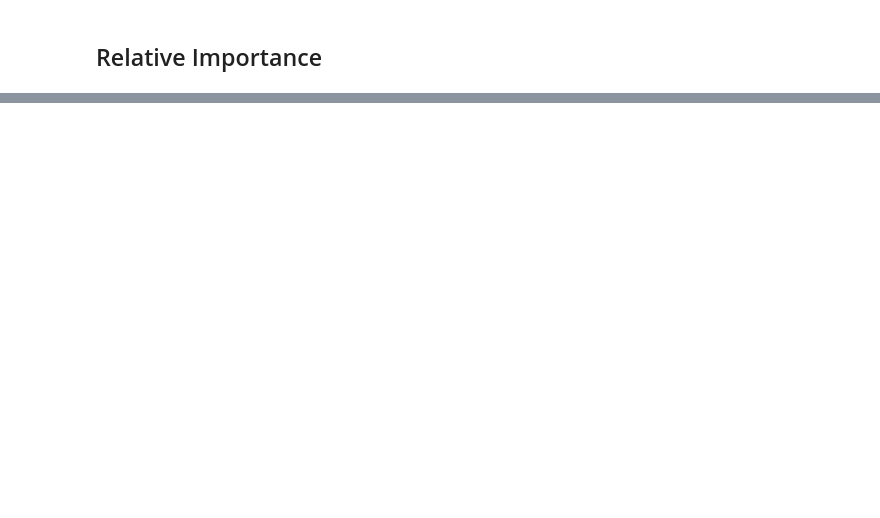
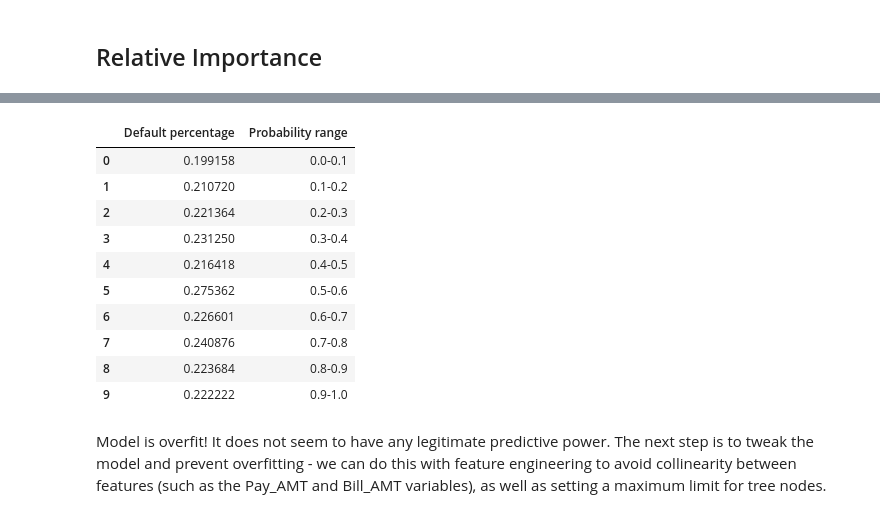
Before and after one commit to alviniac/taiwan-credit-default-analysis, a Jupyter notebook: Taiwan credit default machine learning.ipynb, the cells around one changed output, grey strips where cells are left out. Drawn from its saved outputs; the diff is of its cells as text; code cells hidden in the pictures; blank space fills up the shorter version.

```diff
--- a/Taiwan credit default machine learning.ipynb
+++ b/Taiwan credit default machine learning.ipynb
@@ -188,0 +135,6 @@ array([[ 0.42105263,  0.57894737],
+# %%
+#len(clfForest.predict_proba(Xtest))
+prob_model = data[~mask][['default payment next month']]
+prob_default = [x[1] for x in clfForest.predict_proba(Xtest)]
+prob_model['Probability of default'] = pd.Series(prob_default)
+prob_model.head()
@@ -188,0 +149,26 @@ array([[ 0.42105263,  0.57894737],
+# %%
+def test_probs(df, lowprob, highprob):
+    probtest = df[df['Probability of default'] > lowprob][df['Probability of default'] < highprob]
+    return float(len(probtest[probtest['default payment next month'] == 1]))/len(probtest)
+parameters = np.linspace(0,1,11)
+parameter_list = []
+pct_list = []
+for i in range(len(parameters)-1):
+    parameter_list.append(str(parameters[i]) + '-' + str(parameters[i+1]))
+    pct_list.append(test_probs(prob_model, parameters[i], parameters[i+1]))
+model_evaluation_df = pd.DataFrame(dict(zip(['Probability range', 'Default percentage'], [parameter_list, pct_list])))
+model_evaluation_df
+# %% [output]
+|  | Default percentage | Probability range |
+| 0 | 0.199158 | 0.0-0.1 |
+| 1 | 0.210720 | 0.1-0.2 |
+| 2 | 0.221364 | 0.2-0.3 |
+| 3 | 0.231250 | 0.3-0.4 |
+| 4 | 0.216418 | 0.4-0.5 |
+| 5 | 0.275362 | 0.5-0.6 |
+| 6 | 0.226601 | 0.6-0.7 |
+| 7 | 0.240876 | 0.7-0.8 |
+| 8 | 0.223684 | 0.8-0.9 |
+| 9 | 0.222222 | 0.9-1.0 |
+# %% [markdown]
+Model is overfit!  It does not seem to have any legitimate predictive power.  The next step is to tweak the model and prevent overfitting - we can do this with feature engineering to avoid collinearity between features (such as the Pay_AMT and Bill_AMT variables), as well as setting a maximum limit for tree nodes.
```
Also changed, not shown: parts of 10 cells of this notebook, 1 other file.
